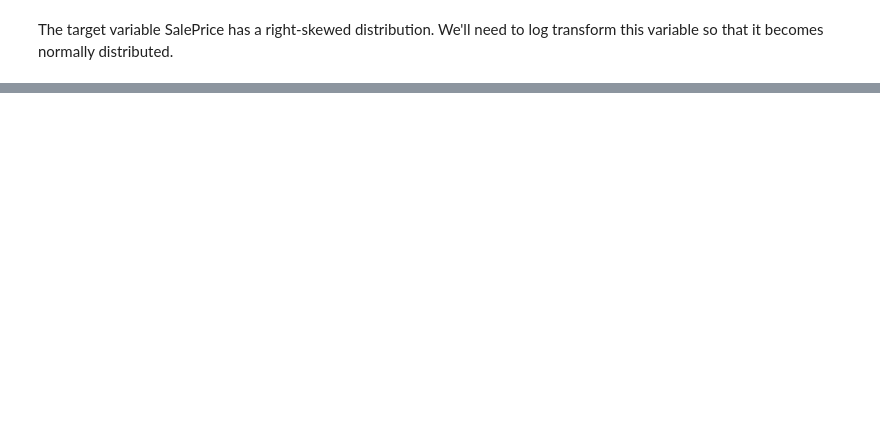
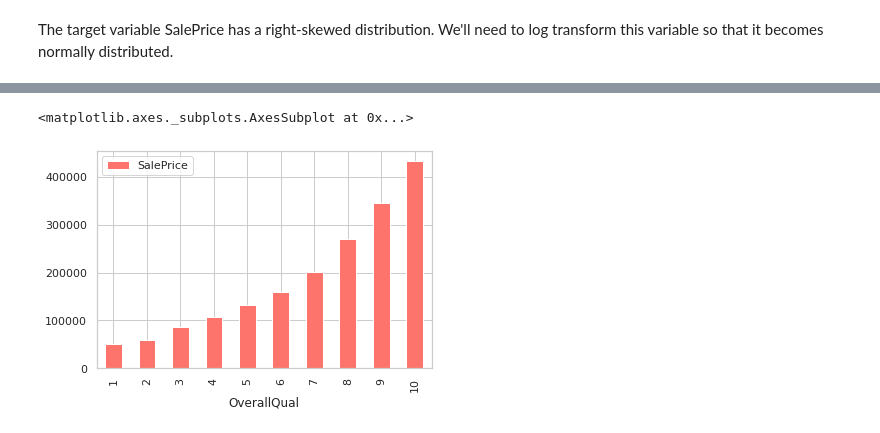
Before and after one commit to ShuklaPrashant21/Machine-Learning-Projects, a Jupyter notebook: House-Price-Prediction/house-price-prediction.ipynb, the cells around one changed output, grey strips where cells are left out. Drawn from its saved outputs; the diff is of its cells as text; code cells hidden in the pictures; blank space fills up the shorter version.

```diff
--- a/House-Price-Prediction/house-price-prediction.ipynb
+++ b/House-Price-Prediction/house-price-prediction.ipynb
@@ -98,0 +203,6 @@ print (corr['SalePrice'].sort_values(ascending=False)[-5:]) #last 5 values
+# %%
+## We are using median because the target variable is skewed. A skewed variable has outliers and median is robust to outliers.
+
+#let's check the mean price per quality and plot it.
+pivot = df_train.pivot_table(index='OverallQual', values='SalePrice', aggfunc=np.median)
+pivot
@@ -98,0 +222,7 @@ print (corr['SalePrice'].sort_values(ascending=False)[-5:]) #last 5 values
+# %%
+## Let's plot this table and understand the median behavior using a bar graph.
+
+pivot.plot(kind='bar', color='#FD746C')
+# %% [output]
+<matplotlib.axes._subplots.AxesSubplot at 0x...>
+[figure, added]
```
Also changed, not shown: parts of 23 cells of this notebook.
